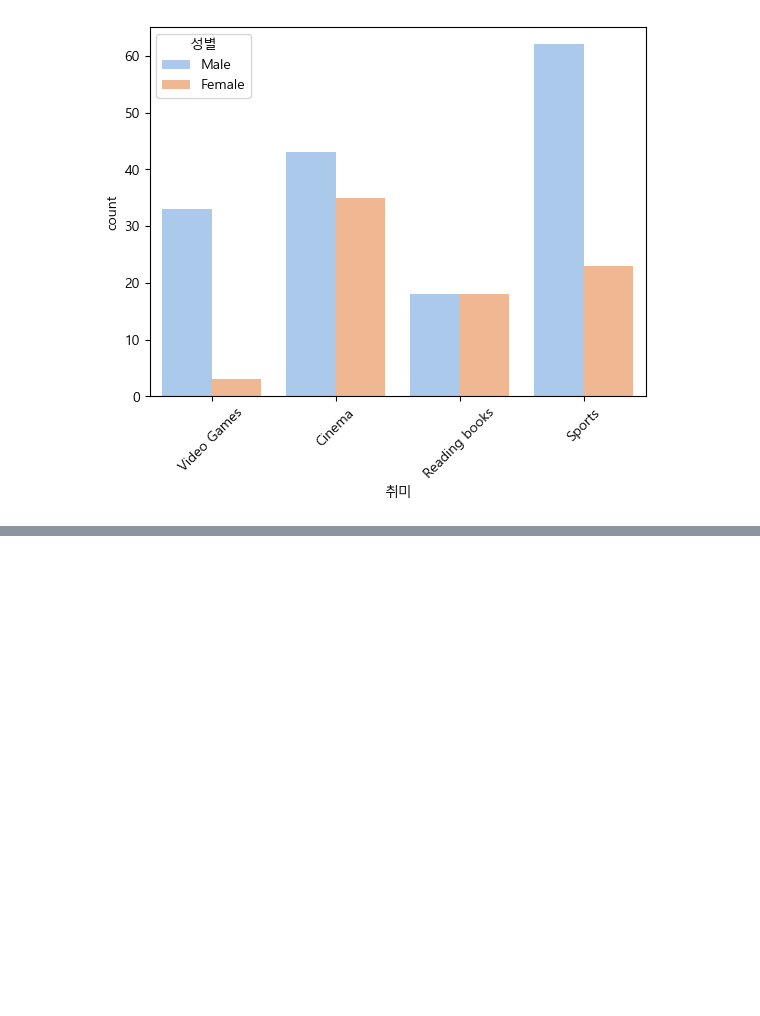
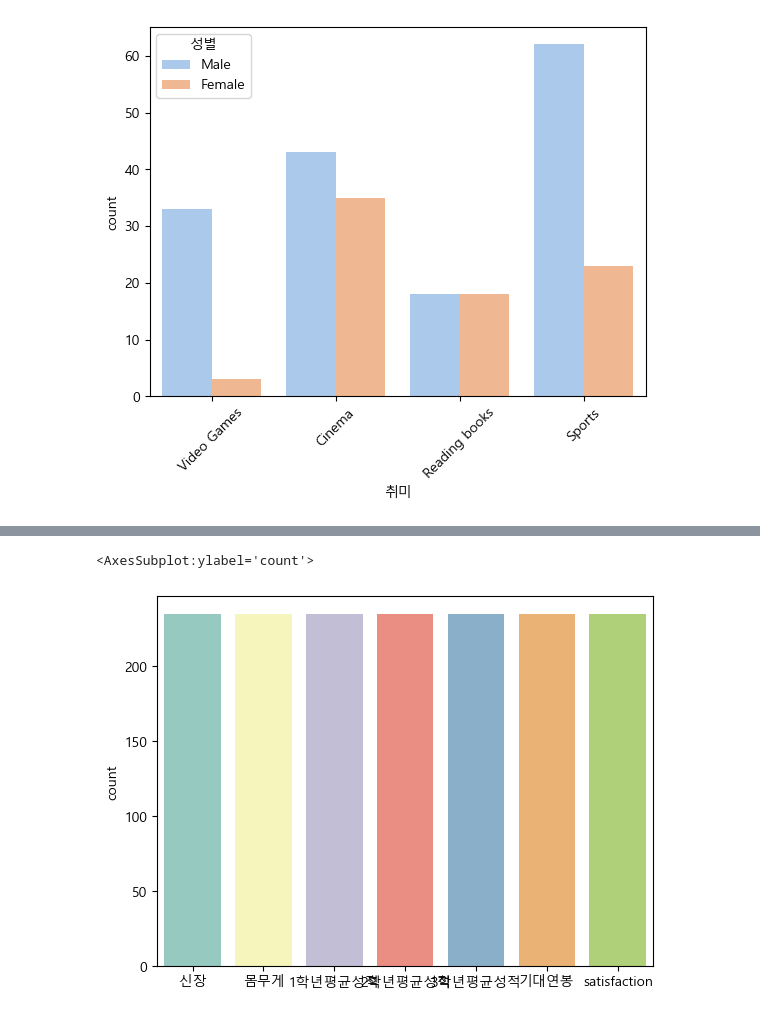
Before and after one commit to minseok06/python, a Jupyter notebook: 23강.ipynb, the cells around one changed output, grey strips where cells are left out. Cells and saved outputs as stored; diff of their text form; code cells hidden in the pictures; blank space fills up the shorter version.

```diff
--- a/23강.ipynb
+++ b/23강.ipynb
@@ -73,0 +74,5 @@ plt.xticks(rotation=45)
+# %%
+sns.countplot(data=df)
+# %% [output]
+<AxesSubplot:ylabel='count'>
+[figure, added]
```
Also changed, not shown: parts of 16 cells of this notebook.
